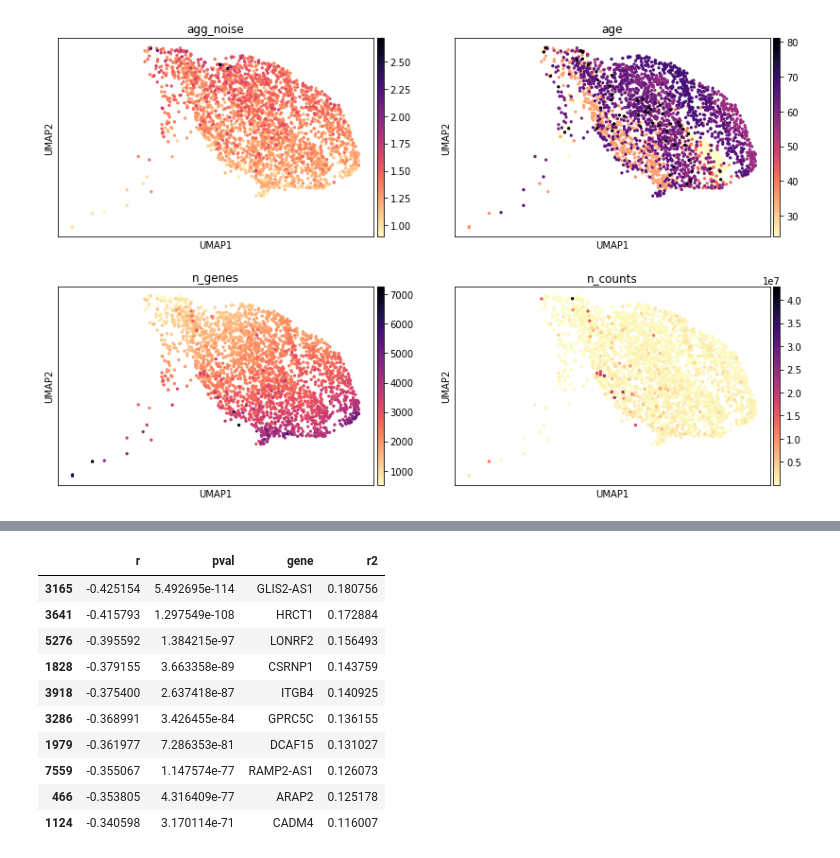
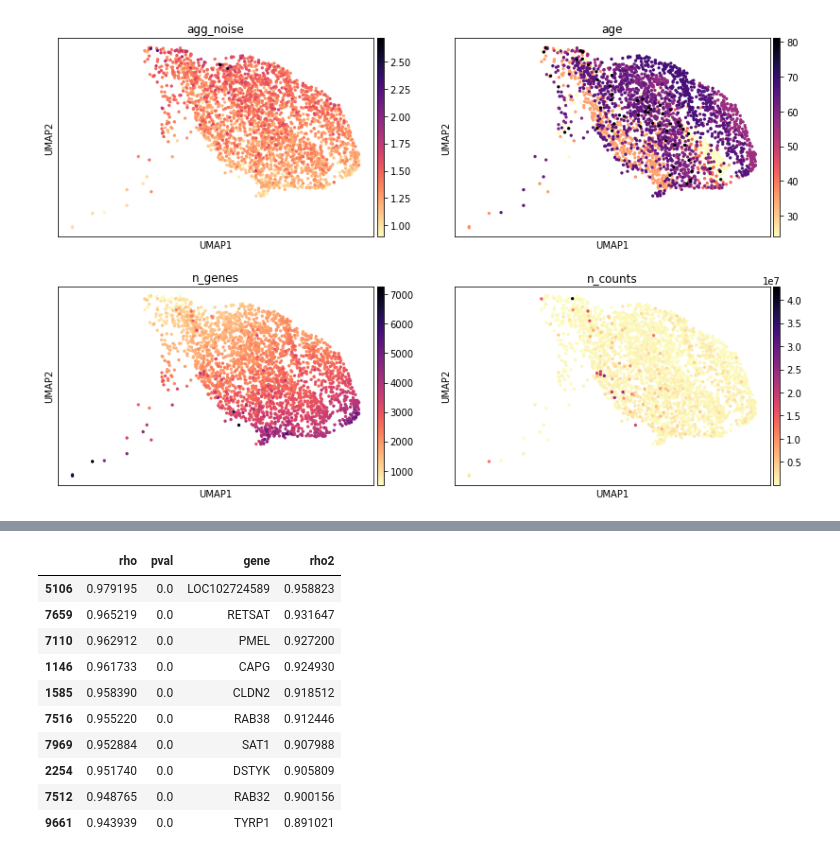
Before and after one commit to czbiohub/darmanis_group_DL_notebook, a Jupyter notebook: DL20190123_mel_aging_noise_analysis.ipynb, the cells around one changed output, grey strips where cells are left out. Drawn from its saved outputs; the diff is of its cells as text; code cells hidden in the pictures.

```diff
--- a/DL20190123_mel_aging_noise_analysis.ipynb
+++ b/DL20190123_mel_aging_noise_analysis.ipynb
@@ -225,7 +225,7 @@ def diff_mmean (args):
             ascending_order = True
         slice_df = slice_df.sort_values(feature, ascending=ascending_order).rename(columns = {feature:'Mmean'})
         plot_df[feature] = slice_df[gene].rolling(window).mean().dropna().values
-    stat, pval = stats.pearsonr(plot_df.agg_noise.values, plot_df.n_genes.values)
+    stat, pval = stats.spearmanr(plot_df.agg_noise.values, plot_df.n_genes.values)
     return (stat, pval)
 
 cat, gene_df = prepare_dataframe(input_adata,
@@ -248,22 +248,22 @@ finally:
     p.close()
     p.join()
 # %%
-diffs_df = pd.DataFrame({'r':[result[0] for result in results],
+diffs_df = pd.DataFrame({'rho':[result[0] for result in results],
                          'pval':[result[1] for result in results],
                          'gene':input_adata.var_names}).dropna()
-diffs_df['r2'] = diffs_df['r'] ** 2
-diffs_df.sort_values('r', ascending=True).head(10)
+diffs_df['rho2'] = diffs_df['rho'] ** 2
+diffs_df.sort_values('rho', ascending=False).head(10)
 # %% [output]
-|  | r | pval | gene | r2 |
-| 3165 | -0.425154 | 5.492695e-114 | GLIS2-AS1 | 0.180756 |
-| 3641 | -0.415793 | 1.297549e-108 | HRCT1 | 0.172884 |
-| 5276 | -0.395592 | 1.384215e-97 | LONRF2 | 0.156493 |
-| 1828 | -0.379155 | 3.663358e-89 | CSRNP1 | 0.143759 |
-| 3918 | -0.375400 | 2.637418e-87 | ITGB4 | 0.140925 |
-| 3286 | -0.368991 | 3.426455e-84 | GPRC5C | 0.136155 |
-| 1979 | -0.361977 | 7.286353e-81 | DCAF15 | 0.131027 |
-| 7559 | -0.355067 | 1.147574e-77 | RAMP2-AS1 | 0.126073 |
-| 466 | -0.353805 | 4.316409e-77 | ARAP2 | 0.125178 |
-| 1124 | -0.340598 | 3.170114e-71 | CADM4 | 0.116007 |
+|  | rho | pval | gene | rho2 |
+| 5106 | 0.979195 | 0.0 | LOC102724589 | 0.958823 |
+| 7659 | 0.965219 | 0.0 | RETSAT | 0.931647 |
+| 7110 | 0.962912 | 0.0 | PMEL | 0.927200 |
+| 1146 | 0.961733 | 0.0 | CAPG | 0.924930 |
+| 1585 | 0.958390 | 0.0 | CLDN2 | 0.918512 |
+| 7516 | 0.955220 | 0.0 | RAB38 | 0.912446 |
+| 7969 | 0.952884 | 0.0 | SAT1 | 0.907988 |
+| 2254 | 0.951740 | 0.0 | DSTYK | 0.905809 |
+| 7512 | 0.948765 | 0.0 | RAB32 | 0.900156 |
+| 9661 | 0.943939 | 0.0 | TYRP1 | 0.891021 |
 # %%
 # refactor plot
```
Also changed, not shown: parts of 7 cells of this notebook, 4 other files.
